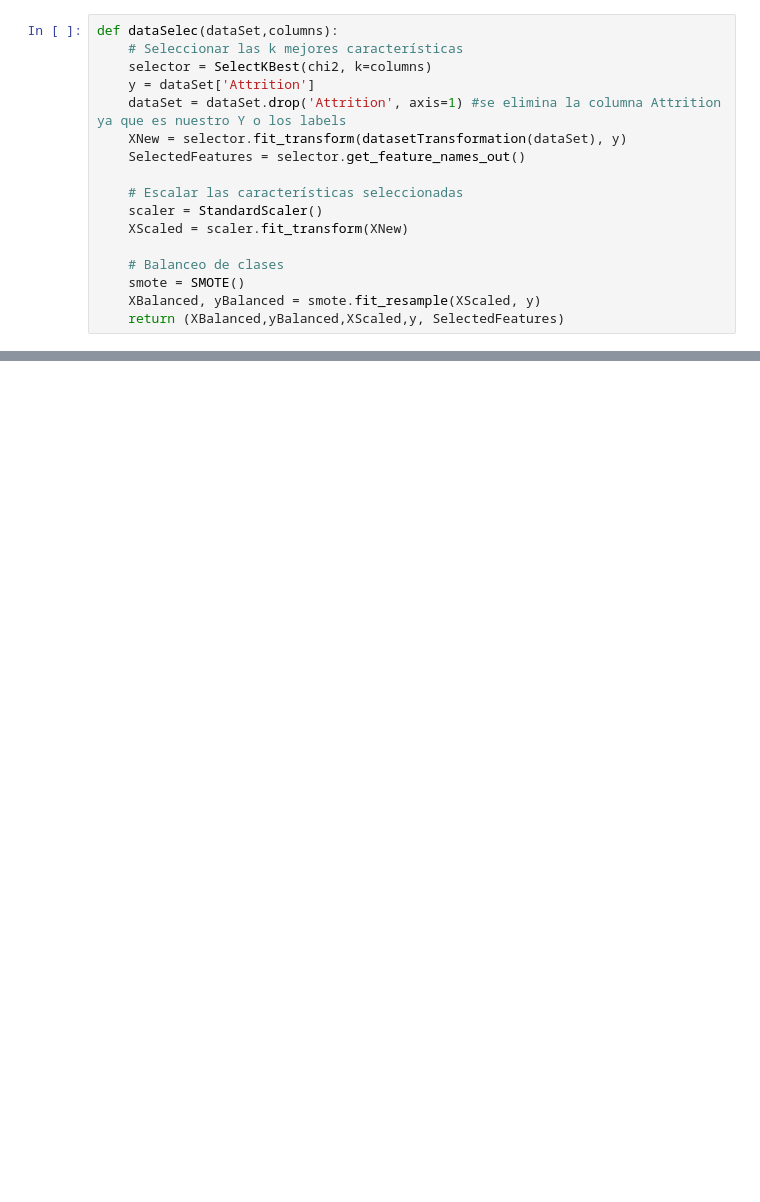
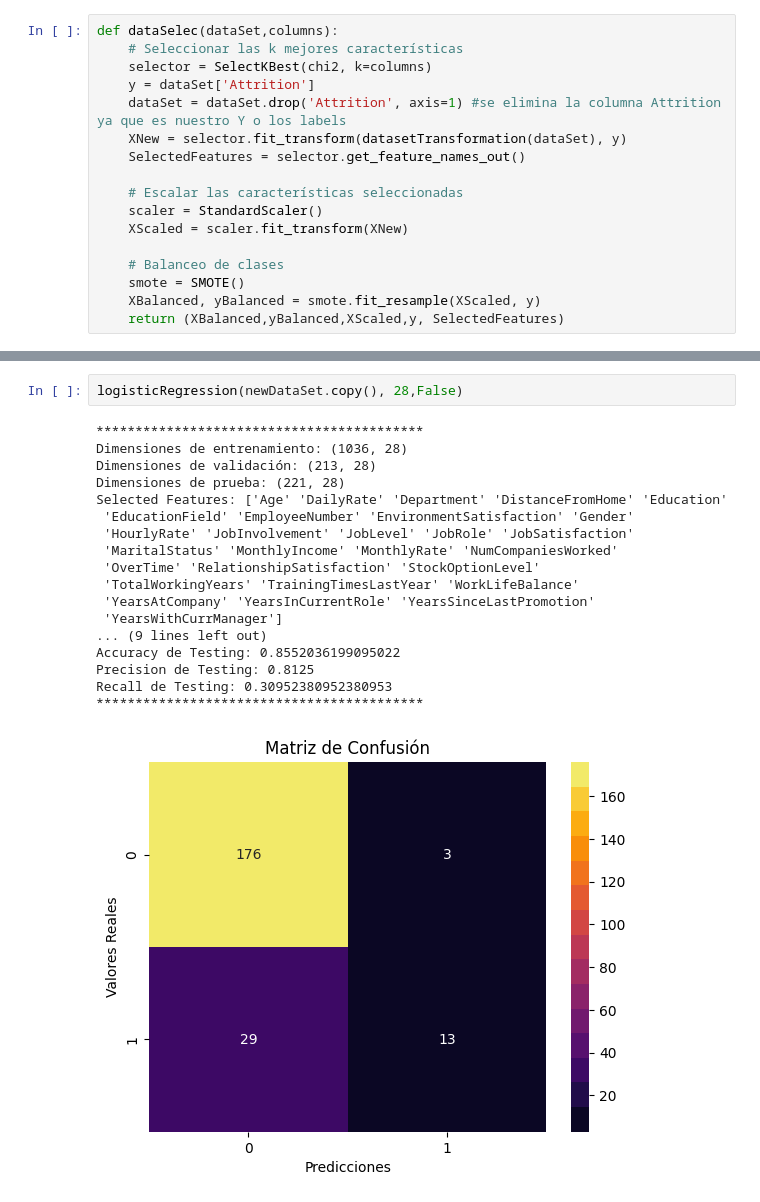
Before and after one commit to AndreAraya/Modelos-de-Machine-Learning-Diabetes-y-IBM-Atrittion-, a Jupyter notebook: IBM_attrition.ipynb, the cells around one changed output, grey strips where cells are left out. Saved outputs shown, nothing was run; the diff lists cells and outputs as text; blank space fills up the shorter version.

```diff
--- a/IBM_attrition.ipynb
+++ b/IBM_attrition.ipynb
@@ -354,0 +474,21 @@ Accuracy: 1.0
+# %%
+logisticRegression(newDataSet.copy(), 28,False)
+# %% [output]
+******************************************
+Dimensiones de entrenamiento: (1036, 28)
+Dimensiones de validación: (213, 28)
+Dimensiones de prueba: (221, 28)
+Selected Features: ['Age' 'DailyRate' 'Department' 'DistanceFromHome' 'Education'
+ 'EducationField' 'EmployeeNumber' 'EnvironmentSatisfaction' 'Gender'
+ 'HourlyRate' 'JobInvolvement' 'JobLevel' 'JobRole' 'JobSatisfaction'
+ 'MaritalStatus' 'MonthlyIncome' 'MonthlyRate' 'NumCompaniesWorked'
+ 'OverTime' 'RelationshipSatisfaction' 'StockOptionLevel'
+ 'TotalWorkingYears' 'TrainingTimesLastYear' 'WorkLifeBalance'
+ 'YearsAtCompany' 'YearsInCurrentRole' 'YearsSinceLastPromotion'
+ 'YearsWithCurrManager']
+... (9 lines left out)
+Accuracy de Testing: 0.8552036199095022
+Precision de Testing: 0.8125
+Recall de Testing: 0.30952380952380953
+******************************************
+[figure, added]
```
Also changed, not shown: parts of 32 cells of this notebook.
